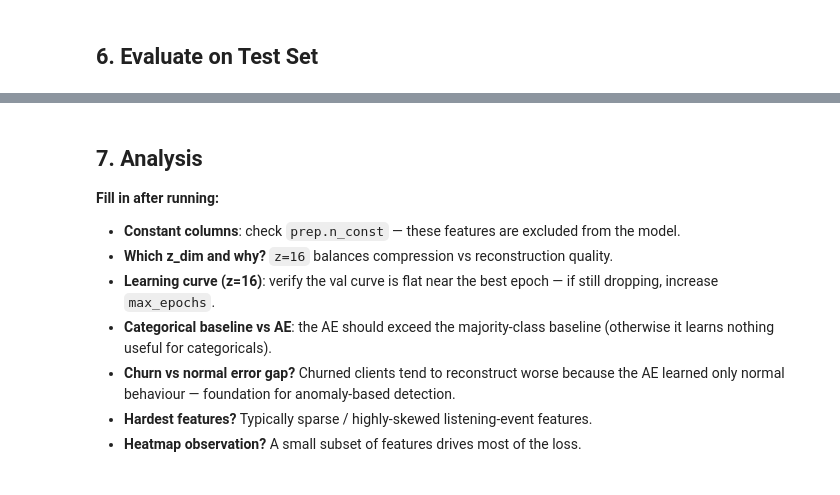
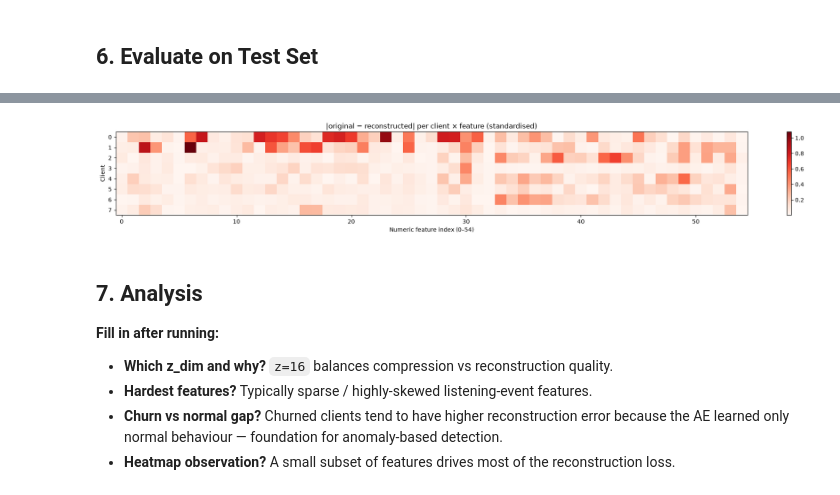
Before and after one commit to NicolasKappuru/customer-churn-prediction, a Jupyter notebook: workshops/w4/w4_AE.ipynb, the cells around one changed output, grey strips where cells are left out. Cells and saved outputs as stored; diff of their text form; code cells hidden in the pictures.

```diff
--- a/workshops/w4/w4_AE.ipynb
+++ b/workshops/w4/w4_AE.ipynb
@@ -220,23 +311,22 @@ print(panel[cols_preview].T.to_string())
 # %%
 diff = evaluator.difference_matrix(x_num_test[sample_idx], x_cat_test[sample_idx])
 
 fig, ax = plt.subplots(figsize=(20, 3))
 im = ax.imshow(diff, aspect='auto', cmap='Reds')
-ax.set_xlabel(f'Non-constant numeric feature (0–{prep_best.numeric_dim - 1})')
+ax.set_xlabel(f'Numeric feature index (0–{prep_best.numeric_dim - 1})')
 ax.set_ylabel('Client'); ax.set_yticks(range(8))
 ax.set_title('|original − reconstructed| per client × feature (standardised)')
 plt.colorbar(im, ax=ax); plt.tight_layout()
 plt.savefig(FIGURES_DIR / 'ae_difference_heatmap.png', dpi=120, bbox_inches='tight')
 plt.show()
+# %% [output]
+[figure, added]
 # %% [markdown]
 ## 7. Analysis
 
 **Fill in after running:**
 
-- **Constant columns**: check `prep.n_const` — these features are excluded from the model.
 - **Which z_dim and why?** `z=16` balances compression vs reconstruction quality.
-- **Learning curve (z=16)**: verify the val curve is flat near the best epoch — if still dropping, increase `max_epochs`.
-- **Categorical baseline vs AE**: the AE should exceed the majority-class baseline (otherwise it learns nothing useful for categoricals).
-- **Churn vs normal error gap?** Churned clients tend to reconstruct worse because the AE learned only normal behaviour — foundation for anomaly-based detection.
 - **Hardest features?** Typically sparse / highly-skewed listening-event features.
-- **Heatmap observation?** A small subset of features drives most of the loss.
+- **Churn vs normal gap?** Churned clients tend to have higher reconstruction error because the AE learned only normal behaviour — foundation for anomaly-based detection.
+- **Heatmap observation?** A small subset of features drives most of the reconstruction loss.
```
Also changed, not shown: parts of 13 cells of this notebook, 15 other files.
